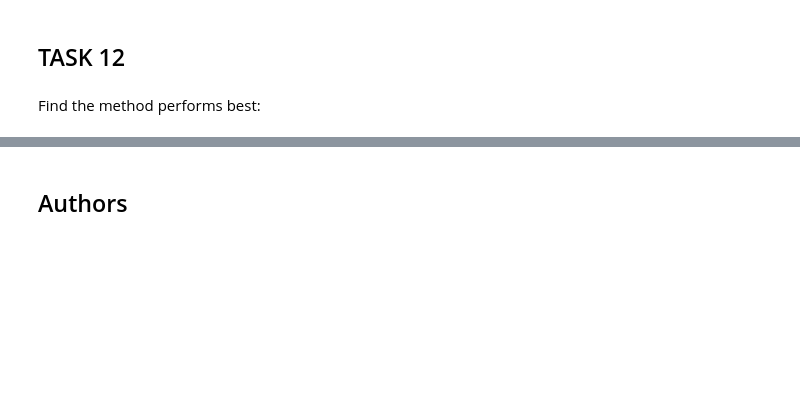
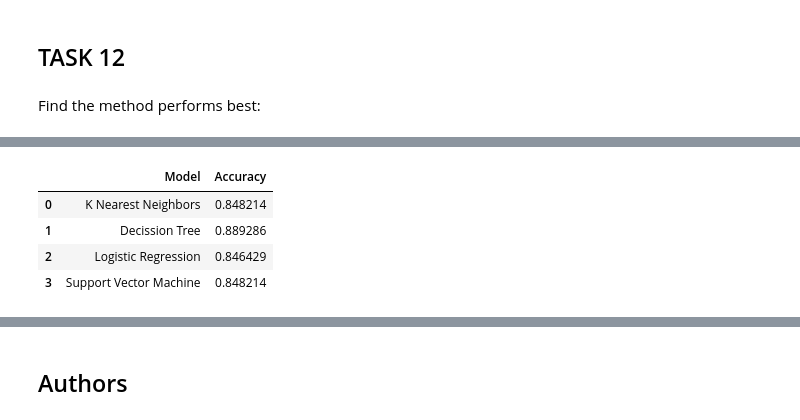
Before and after one commit to shiguemitsu/ibm-datascience-capstone-falconx, a Jupyter notebook: Week 4 - Machine Learning Prediction.ipynb, the cells around one changed output, grey strips where cells are left out. Drawn from its saved outputs; the diff is of its cells as text; code cells hidden in the pictures; blank space fills up the shorter version.

```diff
--- a/Week 4 - Machine Learning Prediction.ipynb
+++ b/Week 4 - Machine Learning Prediction.ipynb
@@ -294,20 +294,20 @@ plot_confusion_matrix(Y_test, yhat)
 # %% [markdown]
 Find the method performs best:
 # %%
-methods = {
+models = {
     'K Nearest Neighbors':knn_cv.best_score_,
     'Decission Tree':tree_cv.best_score_,
     'Logistic Regression':logreg_cv.best_score_,
     'Support Vector Machine': svm_cv.best_score_
 }
-best = max(methods, key=methods.get)
-print('The method whic performs best is %s with a score of %s' % (best, methods[best]))
-if best == 'Decission Tree':
+best_model = max(models, key=models.get)
+print('The method whic performs best is %s with a score of %s' % (best_model, models[best_model]))
+if best_model == 'Decission Tree':
     print('Best Params is: %s' % tree_cv.best_params_)
-if best == 'K Nearest Neighbors':
+if best_model == 'K Nearest Neighbors':
     print('Best Params is: %s' % knn_cv.best_params_)
-if best == 'Logistic Regression':
+if best_model == 'Logistic Regression':
     print('Best Params is: %s' % logreg_cv.best_params_)
-if best == 'Support Vector Machine':
+if best_model == 'Support Vector Machine':
     print('Best Params is: %s' % svm_cv.best_params_)
 # %% [output]
@@ -315,0 +316,11 @@ Best Params is: {'criterion': 'entropy', 'max_depth': 6, 'max_features': 'sqrt',
+# %%
+models_df = pd.DataFrame.from_dict(models, orient='index', columns=['Accuracy'])
+models_df = models_df.reset_index()
+models_df.rename(columns={'index':'Model'}, inplace=True)
+models_df.head()
+# %% [output]
+|  | Model | Accuracy |
+| 0 | K Nearest Neighbors | 0.848214 |
+| 1 | Decission Tree | 0.889286 |
+| 2 | Logistic Regression | 0.846429 |
+| 3 | Support Vector Machine | 0.848214 |
```
Also changed, not shown: parts of 4 cells of this notebook.
